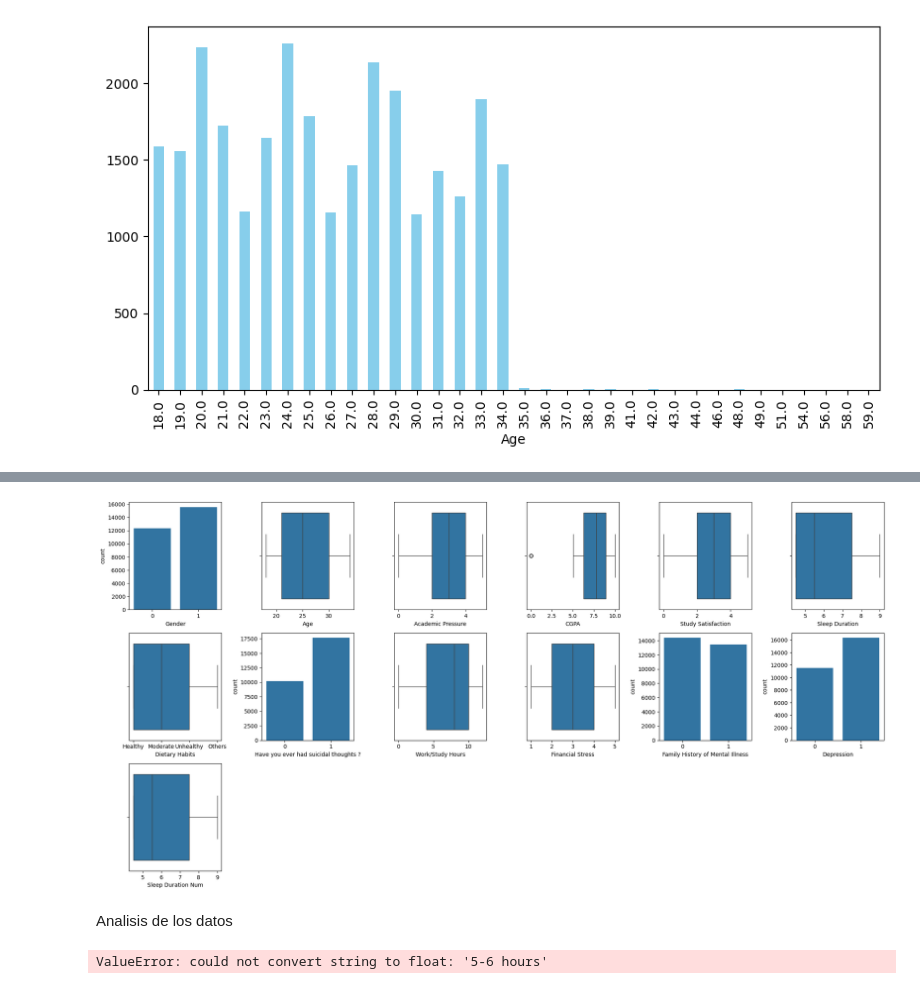
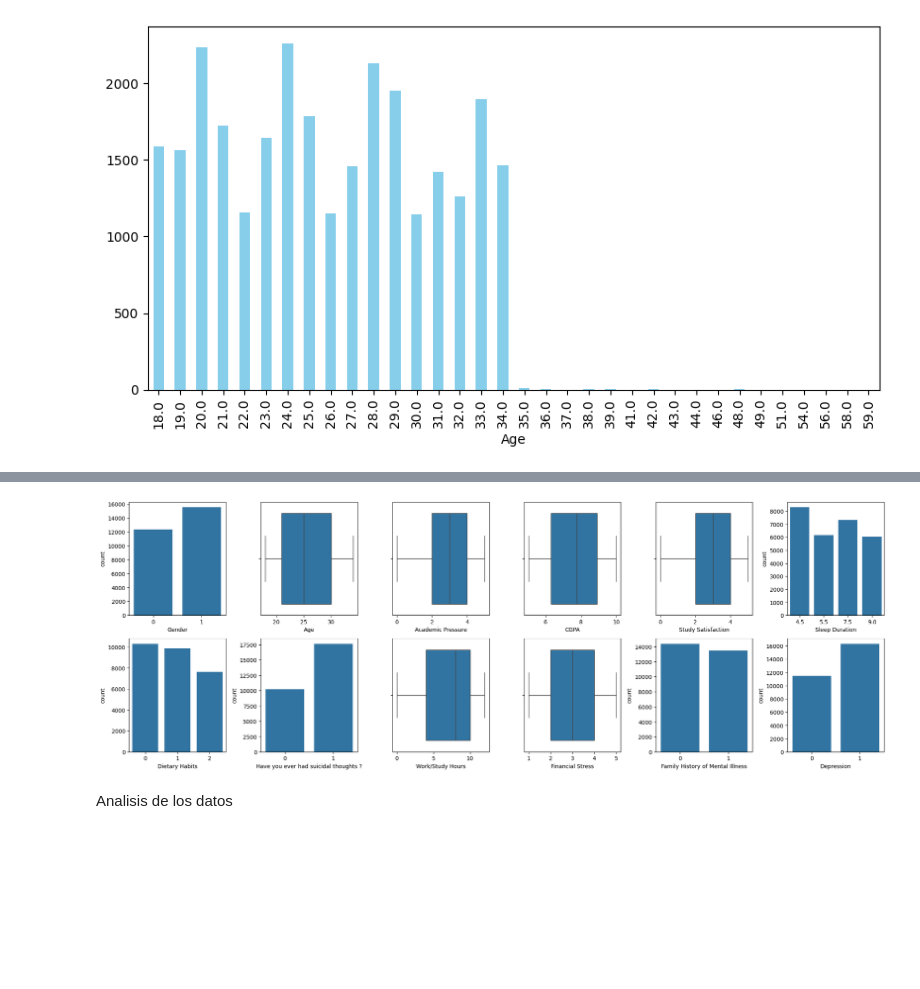
Before and after one commit to seba-art/proyecto1, a Jupyter notebook: prueba.ipynb, the cells around one changed output, grey strips where cells are left out. Drawn from its saved outputs; the diff is of its cells as text; code cells hidden in the pictures; blank space fills up the shorter version.

```diff
--- a/prueba.ipynb
+++ b/prueba.ipynb
@@ -12,5 +9,5 @@ Exploración de los datos
 # %%
-data = pd.read_csv(r"Student Depression Dataset.csv")
+data = pd.read_csv(r"C:\Users\sebal\OneDrive\Documentos\vscode\proyecto\Student Depression Dataset.csv")
 data
 # %% [output]
 |  | id | Gender | Age | City | Profession | Academic Pressure | Work Pressure | CGPA | ... |
@@ -35,0 +149,11 @@ data['Family History of Mental Illness'] = (data['Family History of Mental Illne
+# %%
+#eliminar valores Others
+data = data[data["Dietary Habits"] != "Others"]
+
+#Reemplazar los valores por números.
+data["Dietary Habits"] = data["Dietary Habits"].replace({
+    "Unhealthy": 0,
+    "Moderate": 1,
+    "Healthy": 2,
+})
+data.head(5)
@@ -165,32 +200,28 @@ data.drop(columns=["id", "Profession", "Job Satisfaction","Work Pressure", "Degr
 # %%
-
-plt.figure(figsize=(20,10)) #Crear figura de 20 x 10
-for col in data.columns: #Iterar
+#Mostrar features con los datos limpios
+plt.figure(figsize=(20,10))
+for col in data.columns:
     plt.subplot(3 , 6, data.columns.get_loc(col) +1 )
-    if col == "Gender": #si la columna es la clase
+    if col == "Gender":
         sns.countplot(data, x = "Gender")
-    elif col == "City":
-        sns.countplot(data, x = "City")
-    elif col == "Have you ever had suicidal thoughts ?": #si la columna es la clase
+    elif col == "Sleep Duration":
+        sns.countplot(data, x = "Sleep Duration")
+    elif col == "Dietary Habits":
+        sns.countplot(data, x = "Dietary Habits")
+    elif col == "Have you ever had suicidal thoughts ?":
         sns.countplot(data, x = "Have you ever had suicidal thoughts ?")
-    elif col == "Family History of Mental Illness": #si la columna es la clase
+    elif col == "Family History of Mental Illness":
         sns.countplot(data, x = "Family History of Mental Illness")
-    elif col == "Depression": #si la columna es la clase
+    elif col == "Depression":
         sns.countplot(data, x = "Depression")
     else:
-        sns.boxplot(data, x = col) #Mostrar un boxplot
-    plt.tight_layout() #Ordenar visualmente
+        sns.boxplot(data, x = col)
+    plt.tight_layout()
     plt.show
 # %% [output]
-[figure, old version]
+[figure, new version]
 # %% [markdown]
 Analisis de los datos
 # %%
 X = data.drop(columns =["Depression"])
 y = data["Depression"]
-# %%
-#Matriz de correlación
-correlation_matrix = X.corr()
-sns.heatmap(X.corr(), annot = True)
-# %% [output]
-ValueError: could not convert string to float: '5-6 hours'
```
Also changed, not shown: parts of 31 cells of this notebook.
